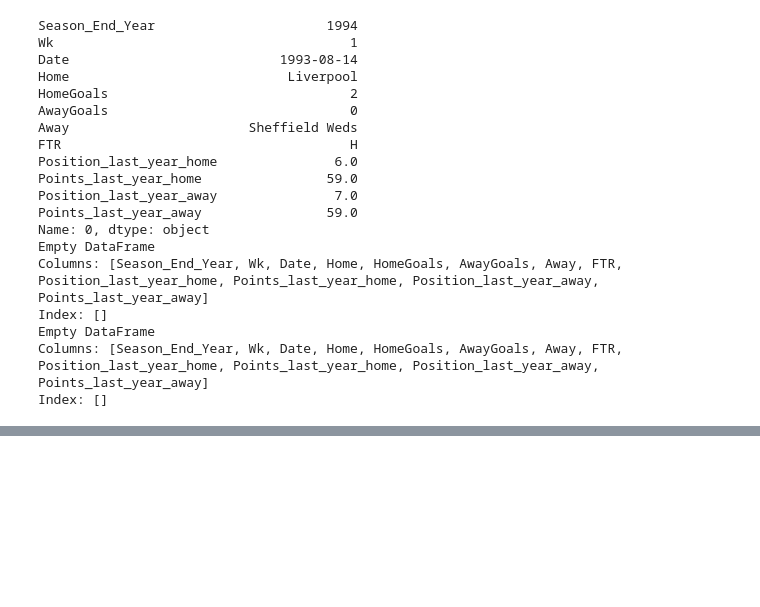
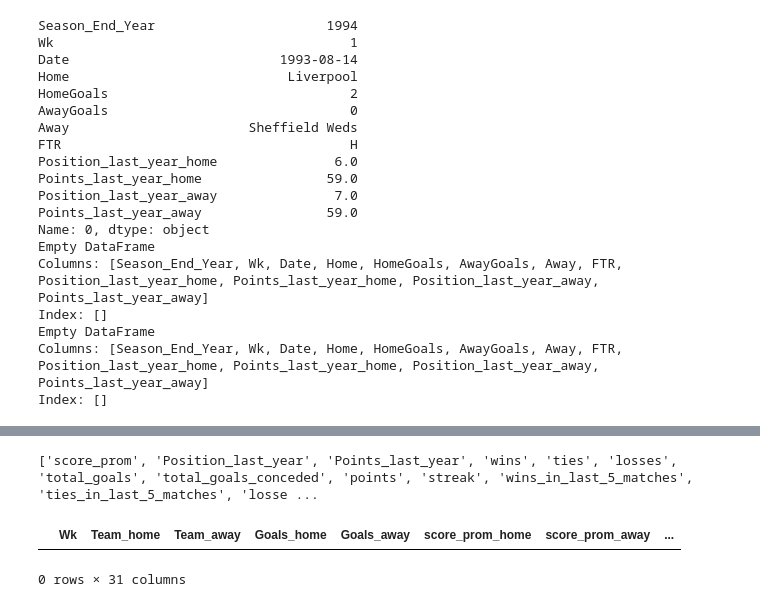
Before and after one commit to gustfernandez/iPre-resultados-deportivos, a Jupyter notebook: TabNet_resultados_pasados_premier.ipynb, the cells around one changed output, grey strips where cells are left out. Cells and saved outputs as stored; diff of their text form; code cells hidden in the pictures; blank space fills up the shorter version.

```diff
--- a/TabNet_resultados_pasados_premier.ipynb
+++ b/TabNet_resultados_pasados_premier.ipynb
@@ -262,0 +261,5 @@ print
+# %%
+matches = matches.rename(columns={'Home': 'Team_home', 'Away': 'Team_away', 'HomeGoals': 'Goals_home', 'AwayGoals': 'Goals_away'})
+#Se elimina columna FTR
+matches = matches.drop(columns=['FTR'])
+matches.columns
@@ -262,0 +272,4 @@ print
+# %%
+#Reordenar columnas de matches: 'Season_End_Year', 'Wk', 'Date', Team_home, Team_away, Goals_home, Goals_away, Position_last_year_home, Position_last_year_away, Points_last_year_home, Points_last_year_away
+matches = matches[['Season_End_Year', 'Wk', 'Date', 'Team_home', 'Team_away', 'Goals_home', 'Goals_away', 'Position_last_year_home', 'Position_last_year_away', 'Points_last_year_home', 'Points_last_year_away']]
+matches.columns
@@ -262,0 +283,10 @@ print
+# %%
+seasons = []
+seasons_year = matches['Season_End_Year'].unique()
+
+for season in seasons_year:
+    season_data = matches[matches['Season_End_Year'] == season]
+    season_data = season_data.drop(columns=['Season_End_Year'])
+    season_data = season_data.drop(columns=['Date'])
+    seasons.append(season_data)
+    print(season_data.shape)
@@ -262,0 +341,45 @@ print
+# %%
+tablas = []
+
+for torneo, i in zip(seasons, range(len(seasons))):
+    equipos = torneo["Team_home"].unique()
+    equipos2 = torneo["Team_away"].unique()
+    stats = columnas
+
+    tabla = {}
+
+    for equipo in equipos:
+
+        tabla[equipo] = dict.fromkeys(stats, 0)
+        tabla[equipo]["last_5_matches"] = list()
+
+    tablas.append(tabla)
+
+print(stats)
+# %% [output]
+['score_prom', 'Position_last_year', 'Points_last_year', 'wins', 'ties', 'losses', 'total_goals', 'total_goals_conceded', 'points', 'streak', 'wins_in_last_5_matches', 'ties_in_last_5_matches', 'losse ...
+# %%
+new_stats = ["wins",
+"ties",
+"losses",
+"total_goals",
+"total_goals_conceded",
+"points",
+"streak",
+"wins_in_last_5_matches",
+"ties_in_last_5_matches",
+"losses_in_last_5_matches"]
+procesated_matches_columns = list(seasons[0].columns)
+procesated_matches_columns.insert(5, "score_prom_away")
+procesated_matches_columns.insert(5, "score_prom_home")
+
+for stat in new_stats:
+    procesated_matches_columns.append(f"{stat}_home")
+    procesated_matches_columns.append(f"{stat}_away")
+
+procesated_matches = pd.DataFrame(columns = procesated_matches_columns)
+
+procesated_matches.head()
+# %% [output]
+|  | Wk | Team_home | Team_away | Goals_home | Goals_away | score_prom_home | score_prom_away | ... |
+0 rows × 31 columns
```
Also changed, not shown: parts of 18 cells of this notebook.
